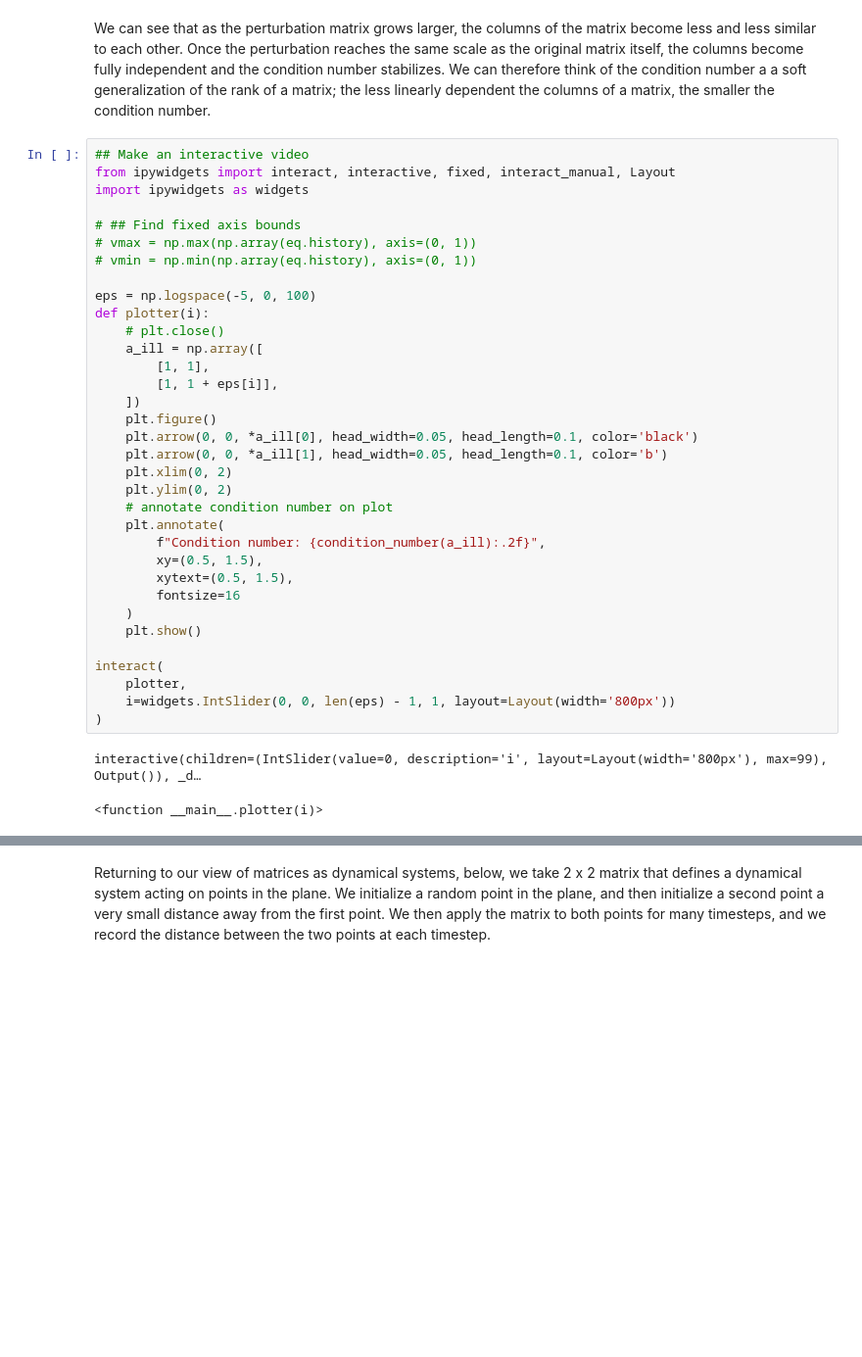
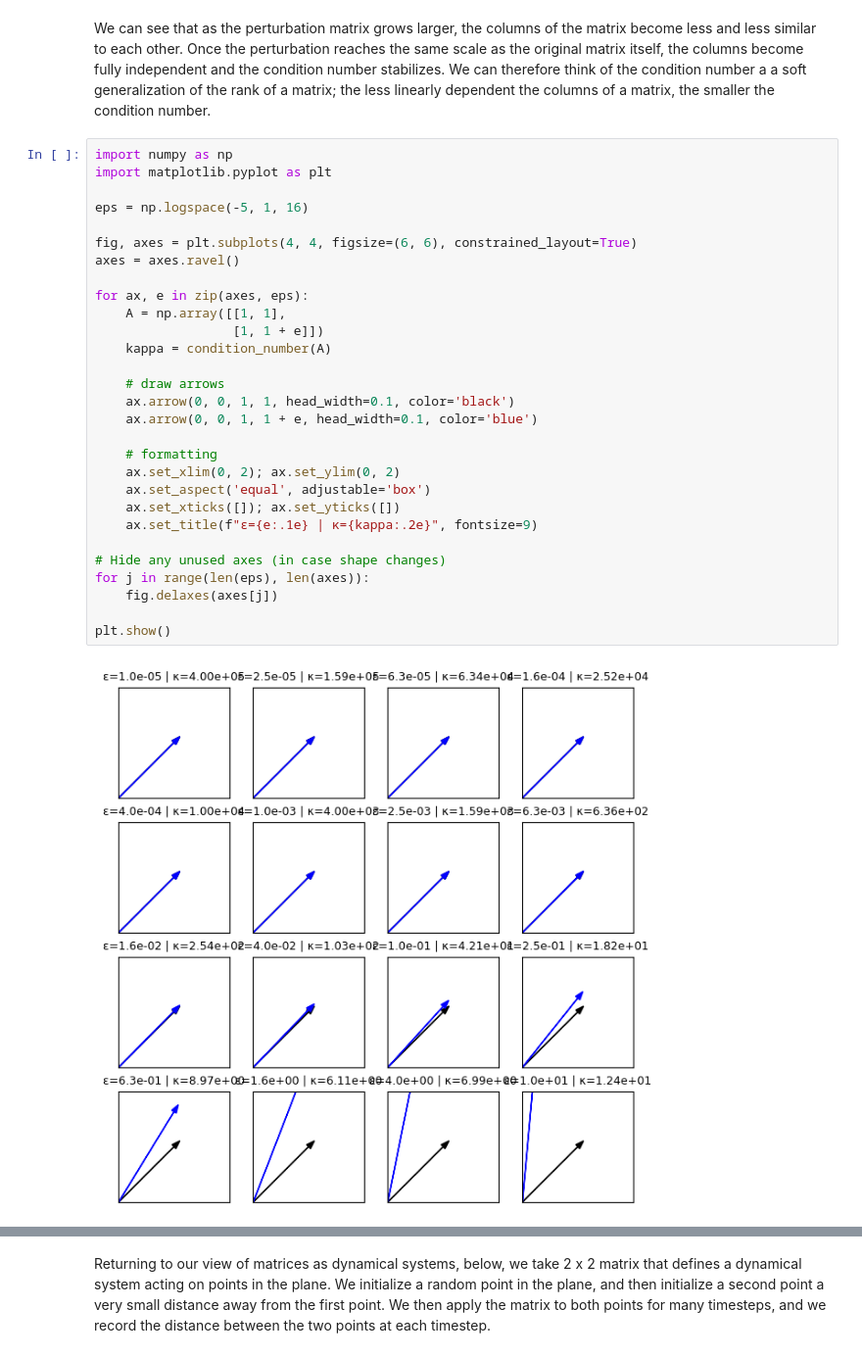
Before and after one commit to williamgilpin/cphy, a Jupyter notebook: talks/numerical_linear_algebra_preconditioning.ipynb, the cells around one changed output, grey strips where cells are left out. Shown at 98% size. Saved outputs shown, nothing was run; the diff lists cells and outputs as text; blank space fills up the shorter version.

```diff
--- a/talks/numerical_linear_algebra_preconditioning.ipynb
+++ b/talks/numerical_linear_algebra_preconditioning.ipynb
@@ -326,39 +342,33 @@ Text(0, 0.5, 'Condition number')
 # %% [markdown]
 We can see that as the perturbation matrix grows larger, the columns of the matrix become less and less similar to each other. Once the perturbation reaches the same scale as the original matrix itself, the columns become fully independent and the condition number stabilizes. We can therefore think of the condition number a a soft generalization of the rank of a matrix; the less linearly dependent the columns of a matrix, the smaller the condition number.
-# %%
-## Make an interactive video
-from ipywidgets import interact, interactive, fixed, interact_manual, Layout
-import ipywidgets as widgets
-
-# ## Find fixed axis bounds
-# vmax = np.max(np.array(eq.history), axis=(0, 1))
-# vmin = np.min(np.array(eq.history), axis=(0, 1))
-
-eps = np.logspace(-5, 0, 100)
-def plotter(i):
-    # plt.close()
-    a_ill = np.array([
-        [1, 1],
-        [1, 1 + eps[i]],
-    ])
-    plt.figure()
-    plt.arrow(0, 0, *a_ill[0], head_width=0.05, head_length=0.1, color='black')
-    plt.arrow(0, 0, *a_ill[1], head_width=0.05, head_length=0.1, color='b')
-    plt.xlim(0, 2)
-    plt.ylim(0, 2)
-    # annotate condition number on plot
-    plt.annotate(
-        f"Condition number: {condition_number(a_ill):.2f}",
-        xy=(0.5, 1.5),
-        xytext=(0.5, 1.5),
-        fontsize=16
-    )
-    plt.show()
-
-interact(
-    plotter,
-    i=widgets.IntSlider(0, 0, len(eps) - 1, 1, layout=Layout(width='800px'))
-)
-# %% [output]
-interactive(children=(IntSlider(value=0, description='i', layout=Layout(width='800px'), max=99), Output()), _d…
-<function __main__.plotter(i)>
+# %%
+import numpy as np
+import matplotlib.pyplot as plt
+
+eps = np.logspace(-5, 1, 16)
+
+fig, axes = plt.subplots(4, 4, figsize=(6, 6), constrained_layout=True)
+axes = axes.ravel()
+
+for ax, e in zip(axes, eps):
+    A = np.array([[1, 1],
+                  [1, 1 + e]])
+    kappa = condition_number(A)
+
+    # draw arrows
+    ax.arrow(0, 0, 1, 1, head_width=0.1, color='black')
+    ax.arrow(0, 0, 1, 1 + e, head_width=0.1, color='blue')
+
+    # formatting
+    ax.set_xlim(0, 2); ax.set_ylim(0, 2)
+    ax.set_aspect('equal', adjustable='box')
+    ax.set_xticks([]); ax.set_yticks([])
+    ax.set_title(f"ε={e:.1e} | κ={kappa:.2e}", fontsize=9)
+
+# Hide any unused axes (in case shape changes)
+for j in range(len(eps), len(axes)):
+    fig.delaxes(axes[j])
+
+plt.show()
+# %% [output]
+[figure, added]
```
Also changed, not shown: parts of 36 cells of this notebook, 4 other files.
